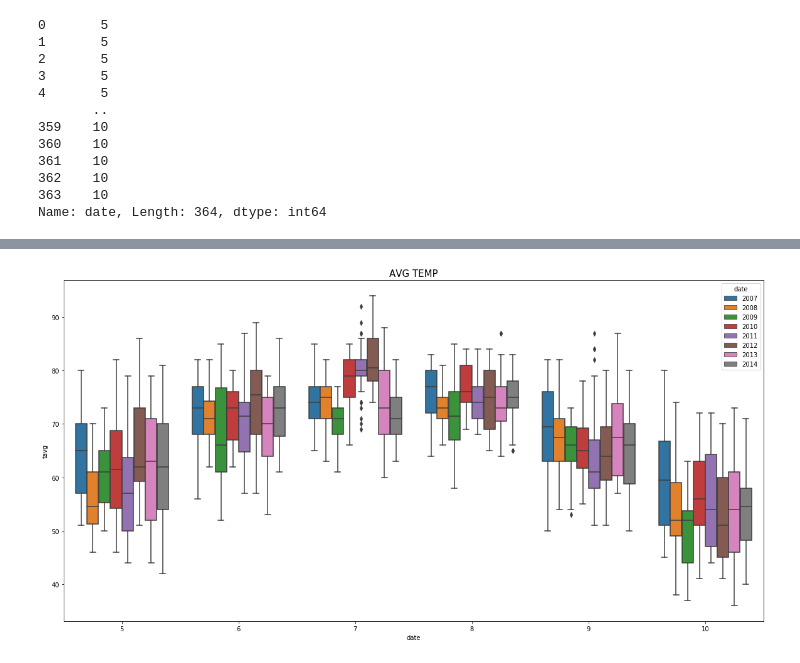
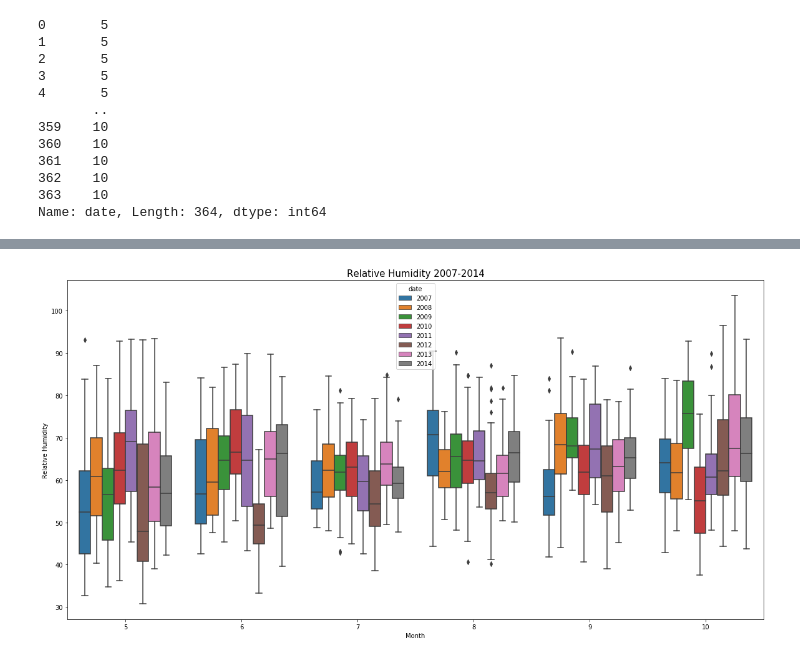
Before and after one commit to shaunkse/Projects, a Jupyter notebook: Project4/02_Weather_Data_Cleaning.ipynb, the cells around one changed output, grey strips where cells are left out. Saved outputs shown, nothing was run; the diff lists cells and outputs as text; code cells hidden in the pictures.

```diff
--- a/Project4/02_Weather_Data_Cleaning.ipynb
+++ b/Project4/02_Weather_Data_Cleaning.ipynb
@@ -692,10 +719,11 @@ Name: date, Length: 364, dtype: int64
 # %%
 plt.figure(figsize=(20, 10))
-ax_part = sns.boxplot(y='tavg',x=weather['date'].dt.month,hue=weather['date'].dt.year,data=weather)  # RUN PLOT
+ax_part = sns.boxplot(y='rel_hum',x=weather['date'].dt.month,hue=weather['date'].dt.year,data=weather)  # RUN PLOT
 
-
-plt.title("AVG TEMP",fontsize=15)
+plt.xlabel('Month')
+plt.ylabel('Relative Humidity')
+plt.title("Relative Humidity 2007-2014",fontsize=15)
 plt.show()
 # %% [output]
-[figure, old version]
+[figure, new version]
 # %%
```
Also changed, not shown: parts of 8 cells of this notebook.
